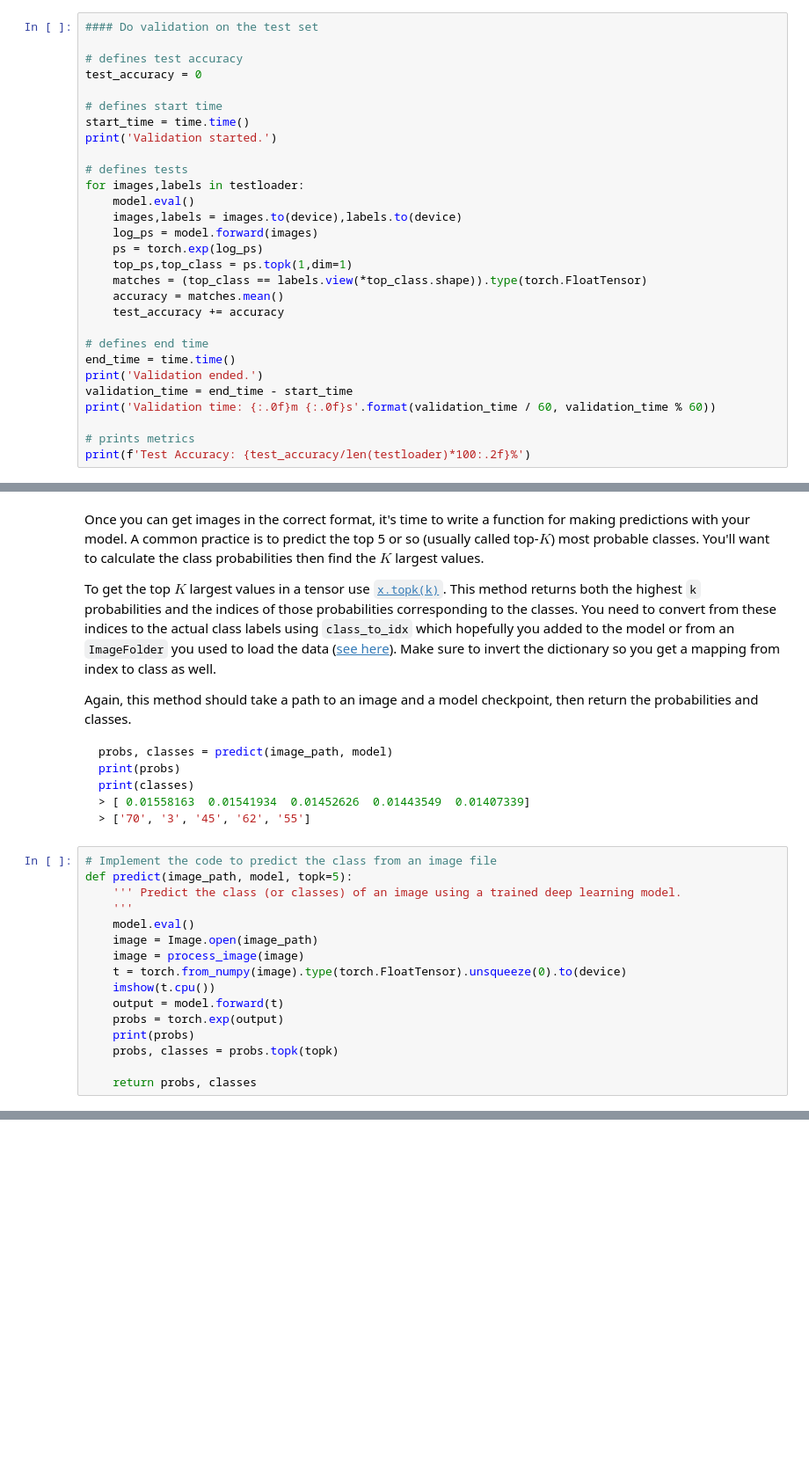
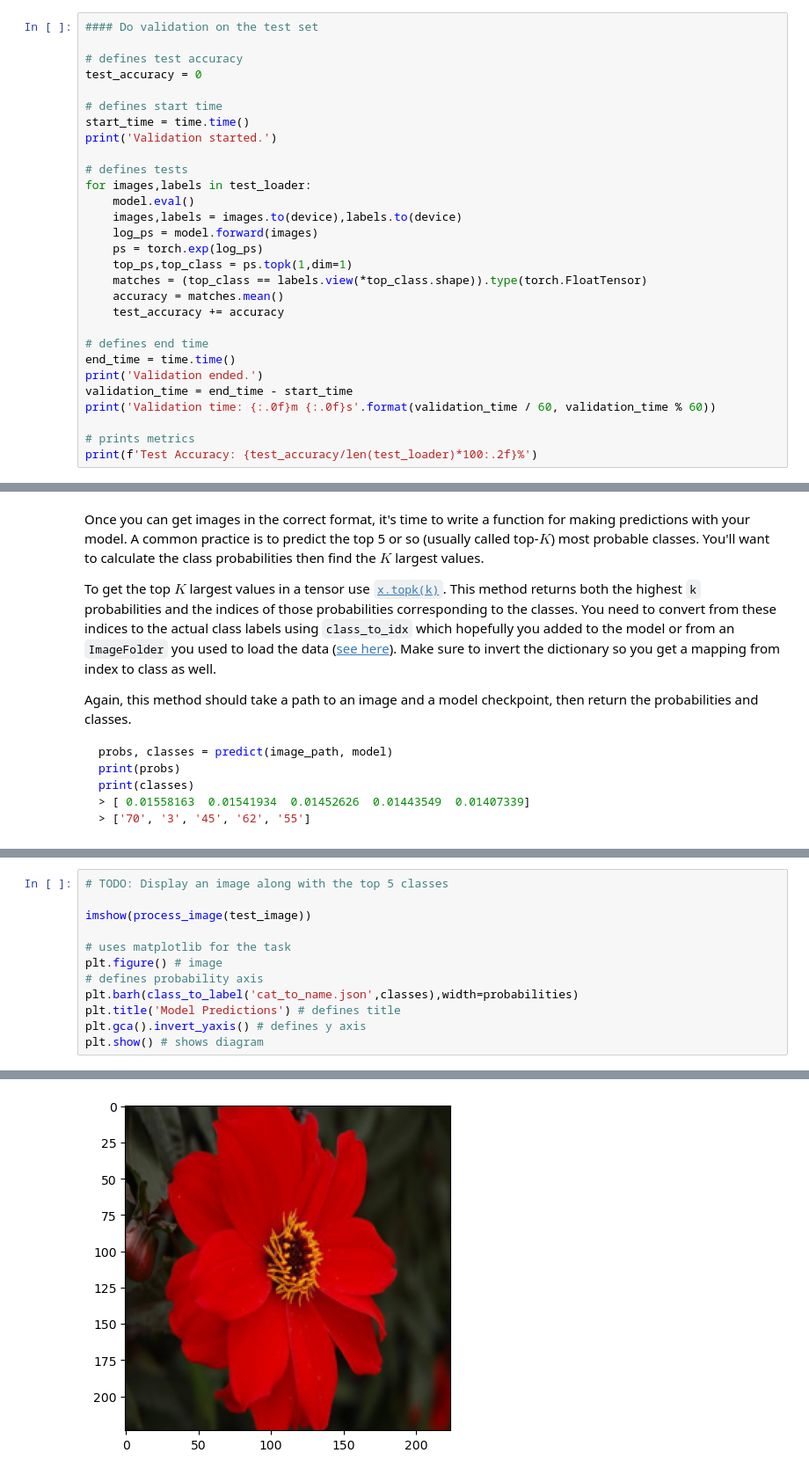
Before and after one commit to PabloBartolomeMolina/image-classifier-udacity, a Jupyter notebook: Image Classifier Project.ipynb, the cells around one changed output, grey strips where cells are left out. Shown at 88% size. Saved outputs shown, nothing was run; the diff lists cells and outputs as text; blank space fills up the shorter version.

Commit message:
Rework of code and train + valid model

````diff
--- a/Image Classifier Project.ipynb
+++ b/Image Classifier Project.ipynb
@@ -318,7 +318,7 @@ start_time = time.time()
 print('Validation started.')
 
 # defines tests
-for images,labels in testloader:
+for images,labels in test_loader:
     model.eval()
     images,labels = images.to(device),labels.to(device)
     log_ps = model.forward(images)
@@ -335,5 +335,5 @@ validation_time = end_time - start_time
 print('Validation time: {:.0f}m {:.0f}s'.format(validation_time / 60, validation_time % 60))
 
 # prints metrics
-print(f'Test Accuracy: {test_accuracy/len(testloader)*100:.2f}%')
+print(f'Test Accuracy: {test_accuracy/len(test_loader)*100:.2f}%')
 # %% [output]
@@ -519,19 +528,3 @@ print(classes)
 > [ 0.01558163  0.01541934  0.01452626  0.01443549  0.01407339]
 > ['70', '3', '45', '62', '55']
 ```
-# %%
-# Implement the code to predict the class from an image file
-def predict(image_path, model, topk=5):
-    ''' Predict the class (or classes) of an image using a trained deep learning model.
-    '''
-    model.eval()
-    image = Image.open(image_path)
-    image = process_image(image)
-    t = torch.from_numpy(image).type(torch.FloatTensor).unsqueeze(0).to(device)
-    imshow(t.cpu())
-    output = model.forward(t)
-    probs = torch.exp(output)
-    print(probs)
-    probs, classes = probs.topk(topk)
-
-    return probs, classes
@@ -688,0 +604,13 @@ for e in range(epochs):
+# %%
+# TODO: Display an image along with the top 5 classes
+
+imshow(process_image(test_image))
+
+# uses matplotlib for the task
+plt.figure() # image
+# defines probability axis
+plt.barh(class_to_label('cat_to_name.json',classes),width=probabilities)
+plt.title('Model Predictions') # defines title
+plt.gca().invert_yaxis() # defines y axis
+plt.show() # shows diagram
+# %% [output]
@@ -688,0 +620 @@ for e in range(epochs):
+[figure, added]
````
Also changed, not shown: parts of 14 cells of this notebook.
